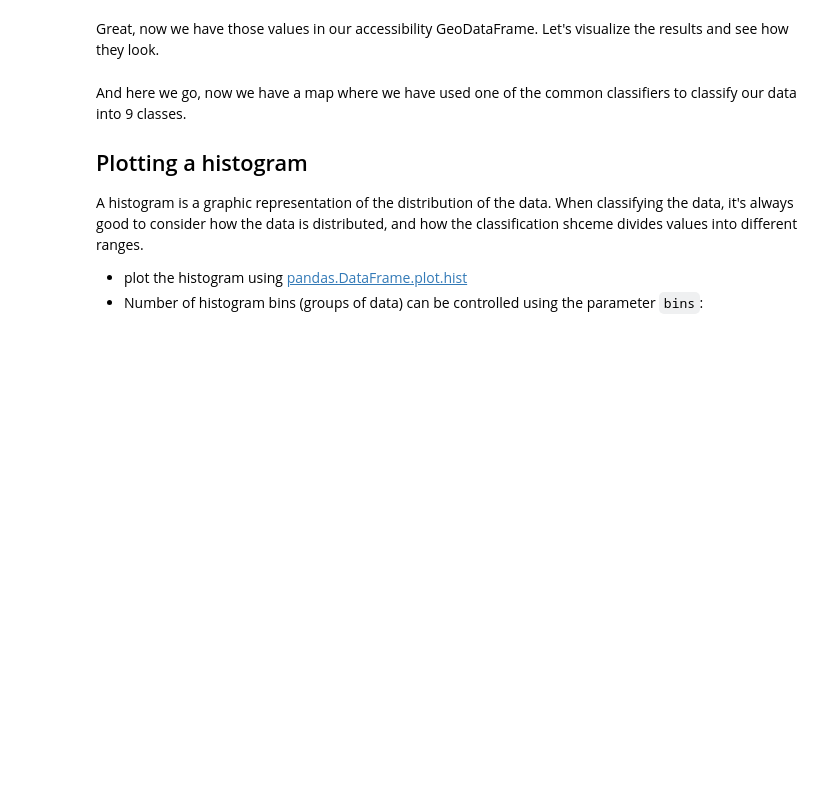
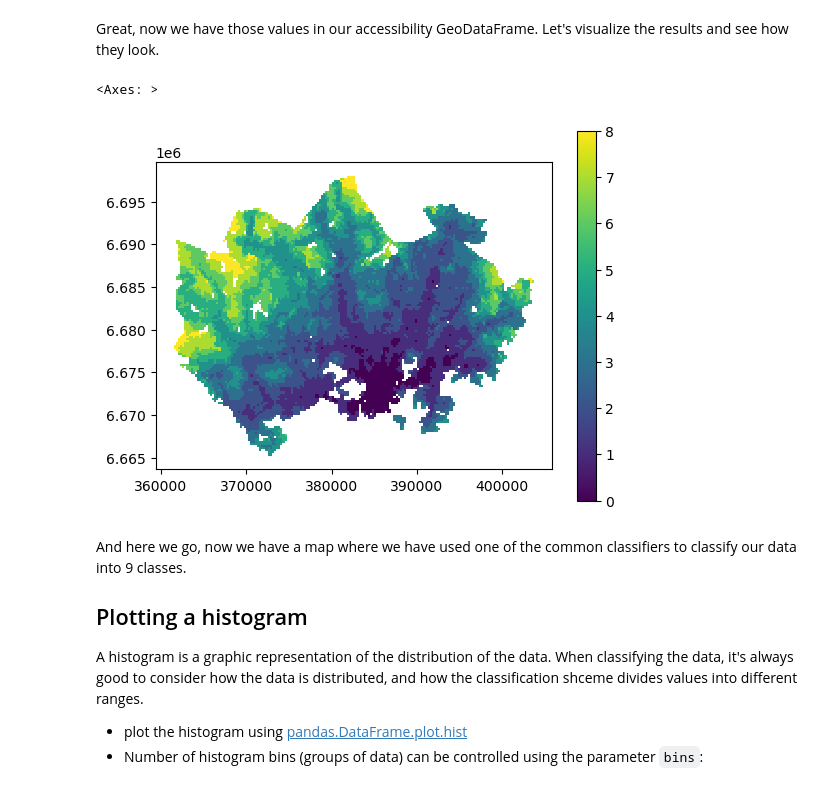
Before and after one commit to ab41996/automating-gis-processes, a Jupyter notebook: lessons/lesson-4/reclassifying-data.ipynb, the cells around one changed output. Cells and saved outputs as stored; diff of their text form; code cells hidden in the pictures; blank space fills up the shorter version.

```diff
--- a/lessons/lesson-4/reclassifying-data.ipynb
+++ b/lessons/lesson-4/reclassifying-data.ipynb
@@ -206,6 +228,11 @@ accessibility_grid[["pt_r_tt", "nb_pt_r_tt"]].head()
 # %% [markdown]
 Great, now we have those values in our accessibility GeoDataFrame. Let's
 visualize the results and see how they look.
+# %%
+accessibility_grid.plot(column="nb_pt_r_tt", linewidth=0, legend=True)
+# %% [output]
+<Axes: >
+[figure, added]
 # %% [markdown]
 And here we go, now we have a map where we have used one of the common
 classifiers to classify our data into 9 classes.
```
Also changed, not shown: parts of 15 cells of this notebook.
